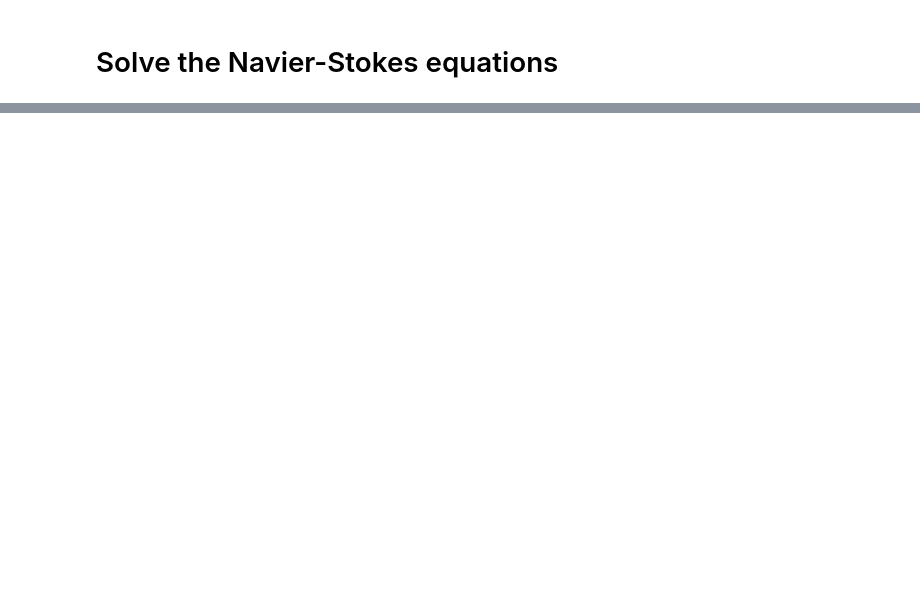
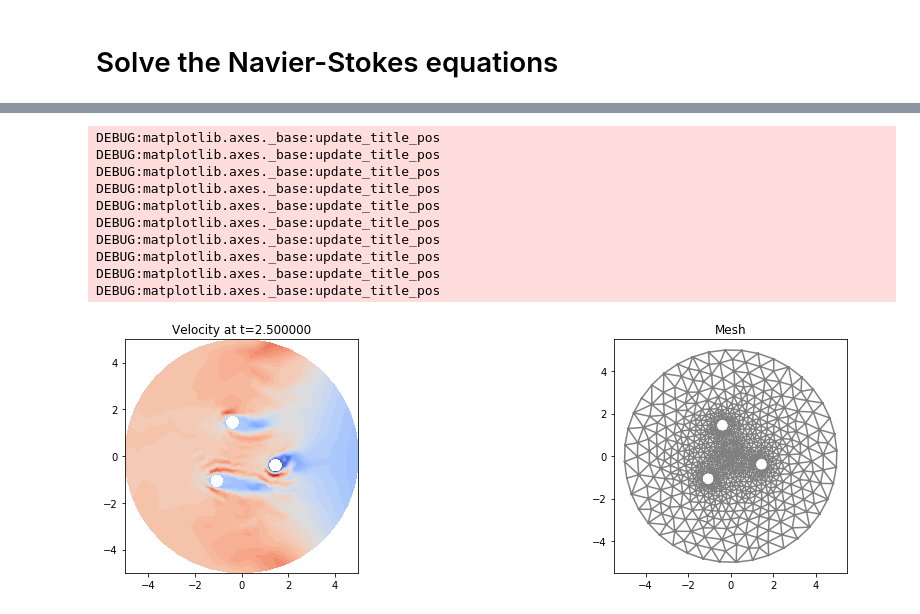
Before and after one commit to van-dang/VAWT-Cloud, a Jupyter notebook: DFS_ALE_2D.ipynb, the cells around one changed output, grey strips where cells are left out. Drawn from its saved outputs; the diff is of its cells as text; code cells hidden in the pictures; blank space fills up the shorter version.

```diff
--- a/DFS_ALE_2D.ipynb
+++ b/DFS_ALE_2D.ipynb
@@ -143,34 +171,45 @@ G = [-5, 5, -5, 5];
 import math
 pi = math.pi
 
-
 class Beta(UserExpression):
     def set(self, rad_angle, k):
         self.rad_angle = rad_angle
         self.k = k
     def eval(self,values, x):
-        values[0] = x[0]/self.k*(cos(self.rad_angle)-1)-x[1]/k*sin(self.rad_angle)
-        values[1] = x[1]/self.k*(cos(self.rad_angle)-1)+x[0]/k*sin(self.rad_angle)
+        values[0] = x[0]/self.k*(cos(self.rad_angle)-1)-x[1]/self.k*sin(self.rad_angle)
+        values[1] = x[1]/self.k*(cos(self.rad_angle)-1)+x[0]/self.k*sin(self.rad_angle)
     def value_shape(self):
         return (2,)
 
 beta = Beta()
 
 k = 0.1; nu = 1e-6; d = 0.2*h # Timestep, viscosity and stabilization parameters
 t, T = 0., 10.; gamma = 10*1./h # Time interval and penalty parameter
 
 theta = 0.5 # 0.5 - Midpoint rule, 1.0 - Implicit Euler, 0.0 - Explicit Euler
 while t < T: # Time-stepping loop
   if t<1.0:
       rad_angle = 0
   else:
       rad_angle = -pi/180.;
   beta.set(rad_angle, k)
   mesh.rotate(rad_angle*180./pi);
   um = theta*u + (1.0-theta)*u0 # Weak residual of stabilized FEM for Navier-Stokes eq.
   r = ((inner((u - u0)/k + grad(p) + grad(um)*(um-beta), v) + nu*inner(grad(um), grad(v)) + div(um)*q)*dx +
        gamma*(om*p*q + im*inner(u - uin, v) + nm*inner(u, v))*ds + # Weak boundary conditions
       d*(inner(grad(p) + grad(um)*(um), grad(q) + grad(um)*v) + inner(div(um), div(v)))*dx) # Stabilization
   solve(r==0, w)  # Solve the Navier-Stokes PDE (one timestep)
   pl, ax = plot_compact(u, t, stepcounter, Q, pl, ax) # Plot all quantities (see implementation above)
   t += k; stepcounter += 1; u0 = project(u, V); # Shift to next timestep
+# %% [output]
+DEBUG:matplotlib.axes._base:update_title_pos
+DEBUG:matplotlib.axes._base:update_title_pos
+DEBUG:matplotlib.axes._base:update_title_pos
+DEBUG:matplotlib.axes._base:update_title_pos
+DEBUG:matplotlib.axes._base:update_title_pos
+DEBUG:matplotlib.axes._base:update_title_pos
+DEBUG:matplotlib.axes._base:update_title_pos
+DEBUG:matplotlib.axes._base:update_title_pos
+DEBUG:matplotlib.axes._base:update_title_pos
+DEBUG:matplotlib.axes._base:update_title_pos
+[figure, added]
```
Also changed, not shown: parts of 2 cells of this notebook.
